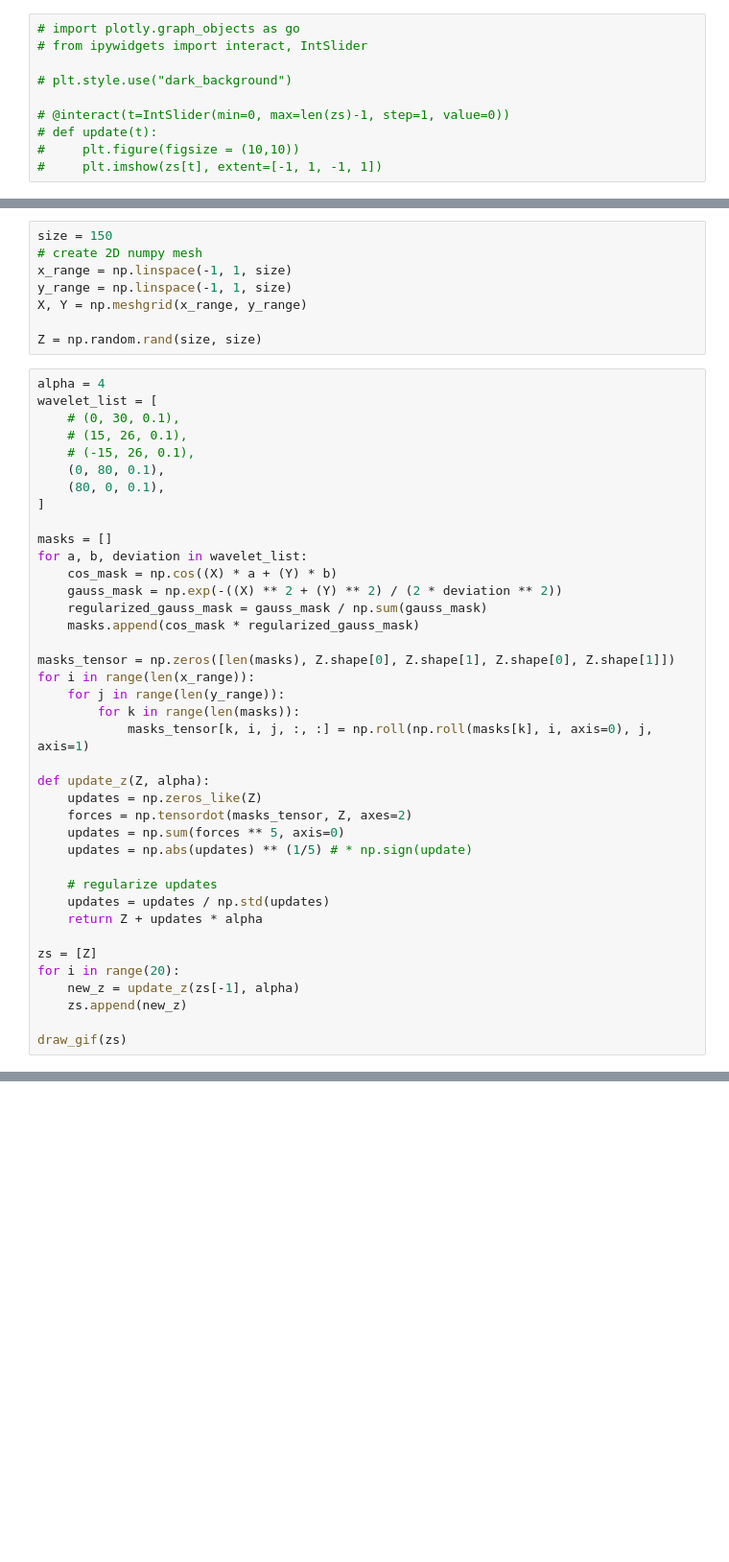
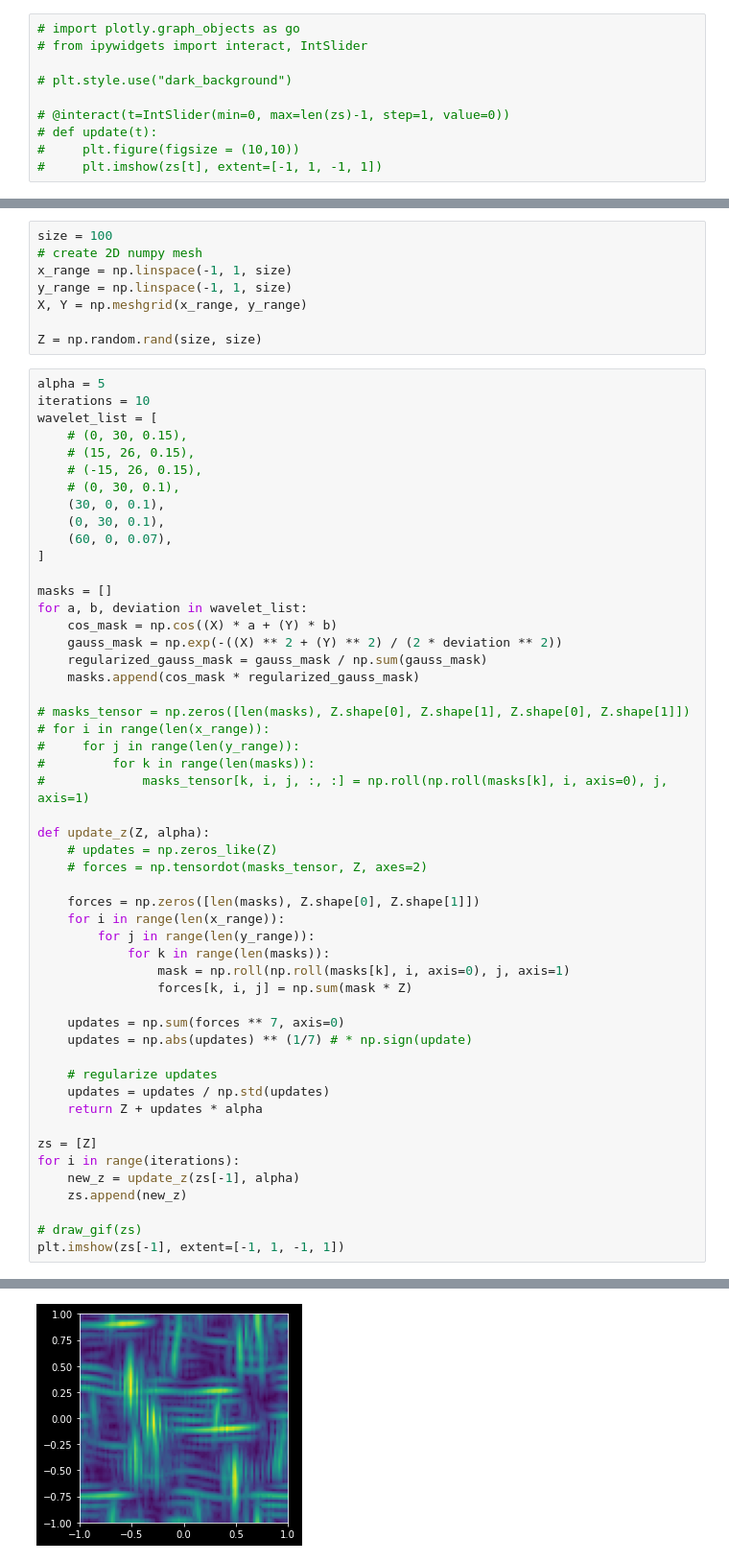
Before and after one commit to filyp/texture_generator, a Jupyter notebook: Untitled.ipynb, the cells around one changed output, grey strips where cells are left out. Shown: that part at 96% size. Cells and saved outputs as stored; diff of their text form; blank space fills up the shorter version.

```diff
--- a/Untitled.ipynb
+++ b/Untitled.ipynb
@@ -36,7 +36,7 @@ def draw_gif(zs):
         format='gif',
     )
 # %%
-size = 150
+size = 100
 # create 2D numpy mesh
 x_range = np.linspace(-1, 1, size)
 y_range = np.linspace(-1, 1, size)
@@ -44,13 +44,16 @@ X, Y = np.meshgrid(x_range, y_range)
 
 Z = np.random.rand(size, size)
 # %%
-alpha = 4
+alpha = 5
+iterations = 10
 wavelet_list = [
+    # (0, 30, 0.15),
+    # (15, 26, 0.15),
+    # (-15, 26, 0.15),
     # (0, 30, 0.1),
-    # (15, 26, 0.1),
-    # (-15, 26, 0.1),
-    (0, 80, 0.1),
-    (80, 0, 0.1),
+    (30, 0, 0.1),
+    (0, 30, 0.1),
+    (60, 0, 0.07),
 ]
 
 masks = []
@@ -60,25 +63,35 @@ for a, b, deviation in wavelet_list:
     regularized_gauss_mask = gauss_mask / np.sum(gauss_mask)
     masks.append(cos_mask * regularized_gauss_mask)
 
-masks_tensor = np.zeros([len(masks), Z.shape[0], Z.shape[1], Z.shape[0], Z.shape[1]])
-for i in range(len(x_range)):
-    for j in range(len(y_range)):
-        for k in range(len(masks)):
-            masks_tensor[k, i, j, :, :] = np.roll(np.roll(masks[k], i, axis=0), j, axis=1)
+# masks_tensor = np.zeros([len(masks), Z.shape[0], Z.shape[1], Z.shape[0], Z.shape[1]])
+# for i in range(len(x_range)):
+#     for j in range(len(y_range)):
+#         for k in range(len(masks)):
+#             masks_tensor[k, i, j, :, :] = np.roll(np.roll(masks[k], i, axis=0), j, axis=1)
 
 def update_z(Z, alpha):
-    updates = np.zeros_like(Z)
-    forces = np.tensordot(masks_tensor, Z, axes=2)
-    updates = np.sum(forces ** 5, axis=0)
-    updates = np.abs(updates) ** (1/5) # * np.sign(update)
+    # updates = np.zeros_like(Z)
+    # forces = np.tensordot(masks_tensor, Z, axes=2)
+
+    forces = np.zeros([len(masks), Z.shape[0], Z.shape[1]])
+    for i in range(len(x_range)):
+        for j in range(len(y_range)):
+            for k in range(len(masks)):
+                mask = np.roll(np.roll(masks[k], i, axis=0), j, axis=1)
+                forces[k, i, j] = np.sum(mask * Z)
+
+    updates = np.sum(forces ** 7, axis=0)
+    updates = np.abs(updates) ** (1/7) # * np.sign(update)
 
     # regularize updates
     updates = updates / np.std(updates)
     return Z + updates * alpha
 
 zs = [Z]
-for i in range(20):
+for i in range(iterations):
     new_z = update_z(zs[-1], alpha)
     zs.append(new_z)
 
-draw_gif(zs)
+# draw_gif(zs)
+plt.imshow(zs[-1], extent=[-1, 1, -1, 1])
+# %% [output]
@@ -84,0 +99 @@ draw_gif(zs)
+[figure, added]
```
Also changed, not shown: parts of 2 cells of this notebook.
